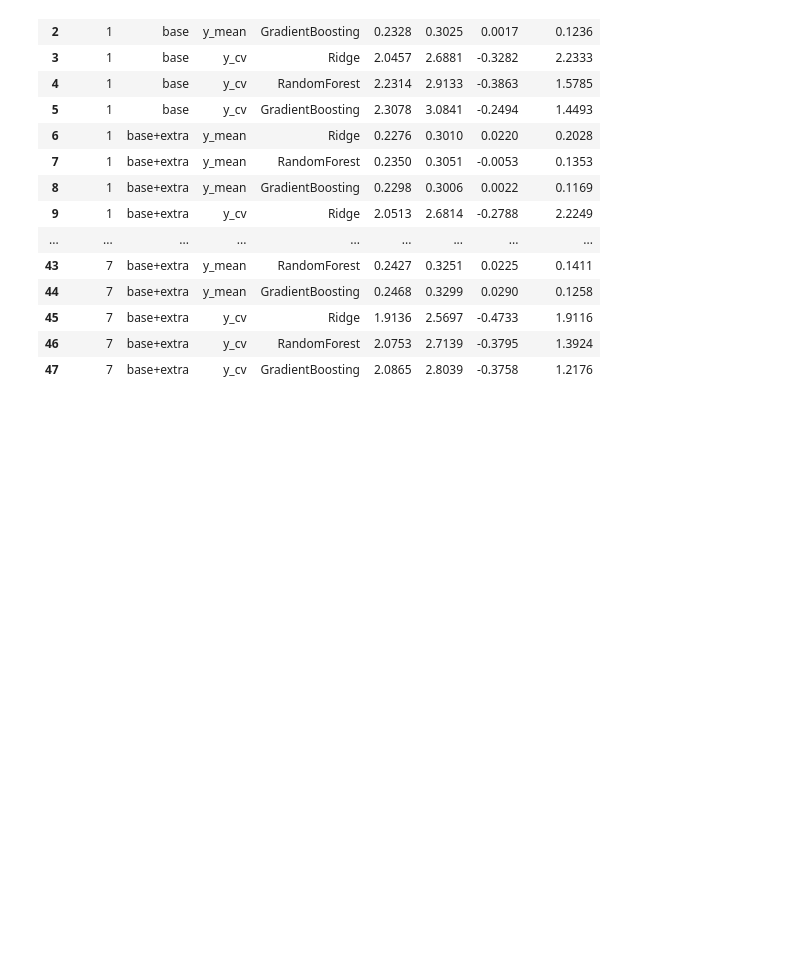
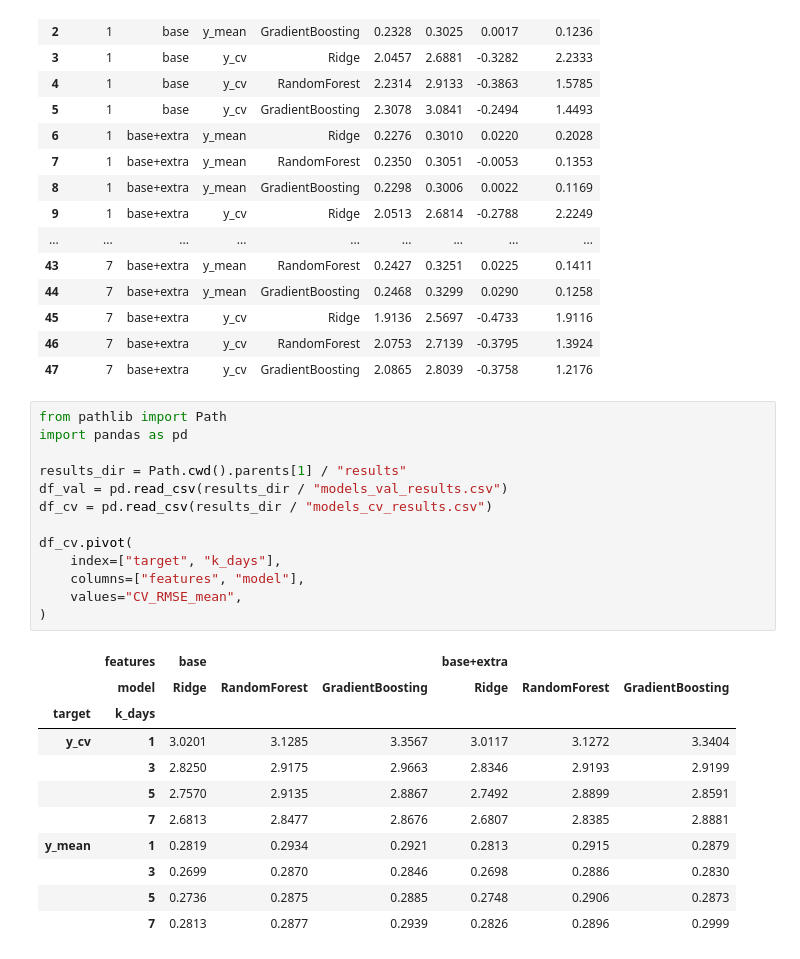
Before and after one commit to isaureimb/MLproject2, a Jupyter notebook: notebooks/Results.ipynb, the cells around one changed output. Drawn from its saved outputs; the diff is of its cells as text; blank space fills up the shorter version.

Commit message:
cross-validation, tune ridge

```diff
--- a/notebooks/Results.ipynb
+++ b/notebooks/Results.ipynb
@@ -89,3 +89,28 @@ Résultats sauvegardés dans /Users/isaureimberton/Documents/EPFL/machine_Learni
 | 45 | 7 | base+extra | y_cv | Ridge | 1.9136 | 2.5697 | -0.4733 | 1.9116 |
 | 46 | 7 | base+extra | y_cv | RandomForest | 2.0753 | 2.7139 | -0.3795 | 1.3924 |
 | 47 | 7 | base+extra | y_cv | GradientBoosting | 2.0865 | 2.8039 | -0.3758 | 1.2176 |
+# %%
+from pathlib import Path
+import pandas as pd
+
+results_dir = Path.cwd().parents[1] / "results"
+df_val = pd.read_csv(results_dir / "models_val_results.csv")
+df_cv = pd.read_csv(results_dir / "models_cv_results.csv")
+
+df_cv.pivot(
+    index=["target", "k_days"],
+    columns=["features", "model"],
+    values="CV_RMSE_mean",
+)
+# %% [output]
+|  | features | base |  |  | base+extra |  |  |
+|  | model | Ridge | RandomForest | GradientBoosting | Ridge | RandomForest | GradientBoosting |
+| target | k_days |  |  |  |  |  |  |
+| y_cv | 1 | 3.0201 | 3.1285 | 3.3567 | 3.0117 | 3.1272 | 3.3404 |
+|  | 3 | 2.8250 | 2.9175 | 2.9663 | 2.8346 | 2.9193 | 2.9199 |
+|  | 5 | 2.7570 | 2.9135 | 2.8867 | 2.7492 | 2.8899 | 2.8591 |
+|  | 7 | 2.6813 | 2.8477 | 2.8676 | 2.6807 | 2.8385 | 2.8881 |
+| y_mean | 1 | 0.2819 | 0.2934 | 0.2921 | 0.2813 | 0.2915 | 0.2879 |
+|  | 3 | 0.2699 | 0.2870 | 0.2846 | 0.2698 | 0.2886 | 0.2830 |
+|  | 5 | 0.2736 | 0.2875 | 0.2885 | 0.2748 | 0.2906 | 0.2873 |
+|  | 7 | 0.2813 | 0.2877 | 0.2939 | 0.2826 | 0.2896 | 0.2999 |
```
Also changed, not shown: 3 other files.
